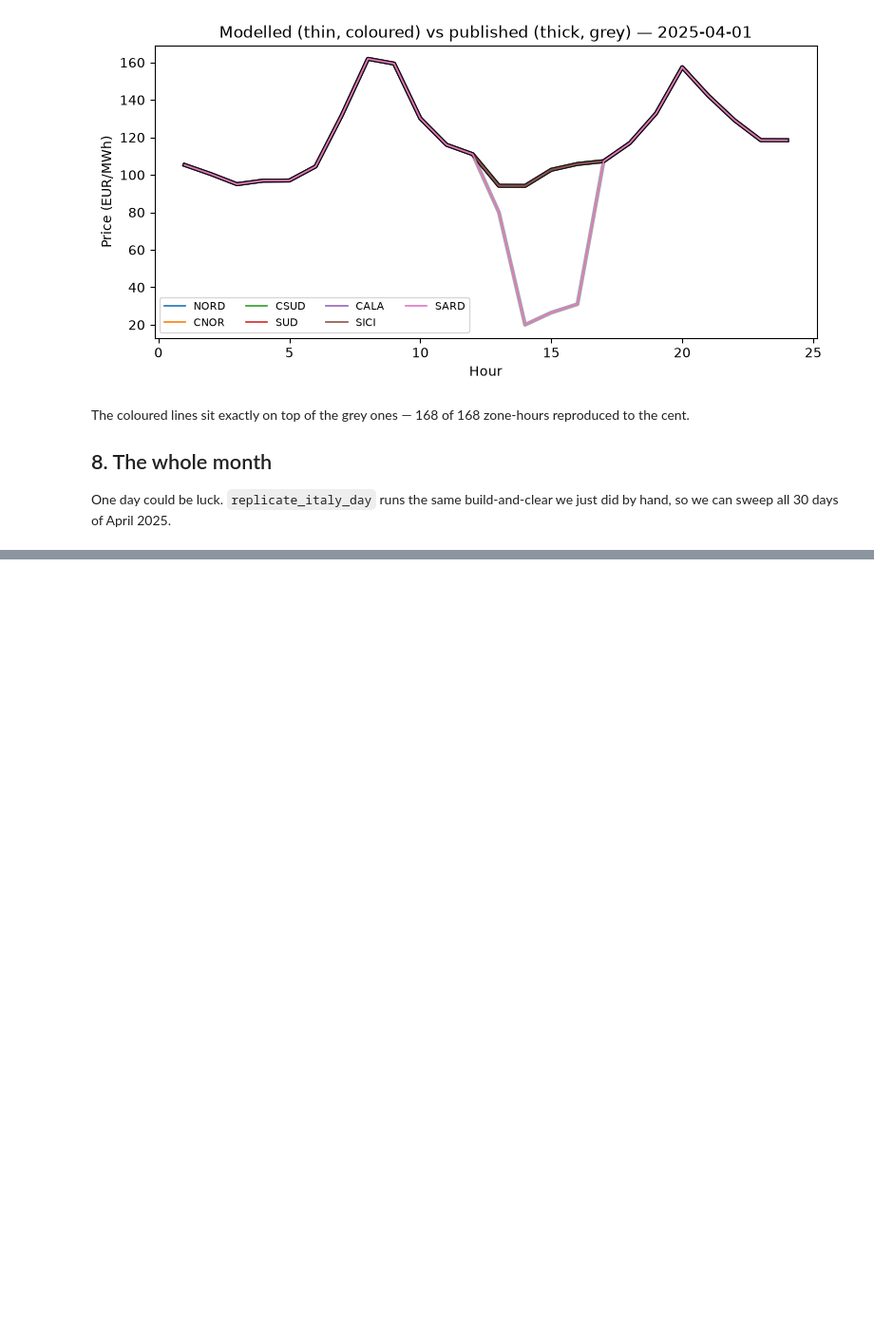
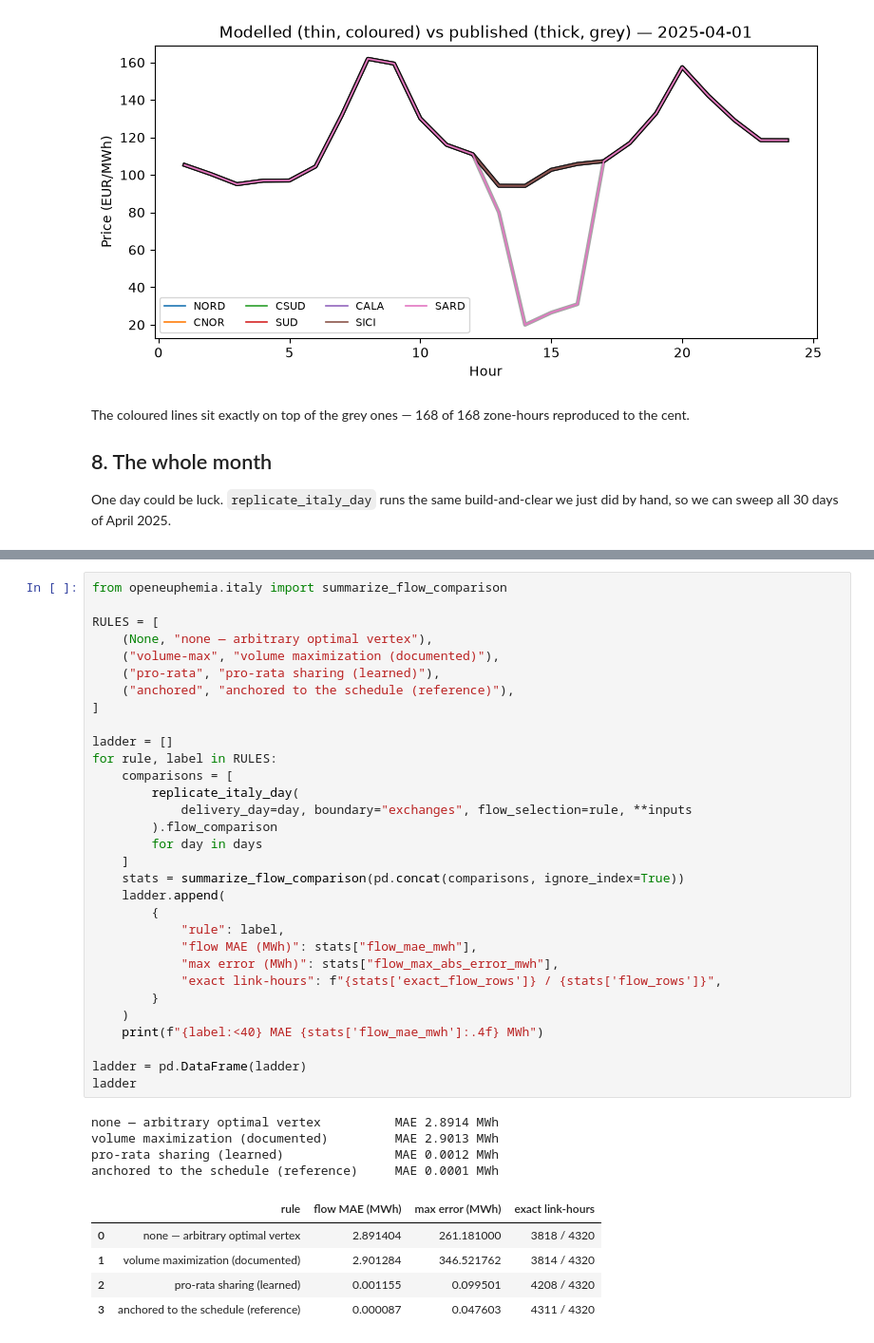
Before and after one commit to rebase-energy/OpenEUPHEMIA, a Jupyter notebook: examples/italy_april_2025.ipynb, the cells around one changed output, grey strips where cells are left out. Shown at 95% size. Saved outputs shown, nothing was run; the diff lists cells and outputs as text; blank space fills up the shorter version.

```diff
--- a/examples/italy_april_2025.ipynb
+++ b/examples/italy_april_2025.ipynb
@@ -326,0 +336,41 @@ them and proving the clearing reproduces what was published.
+# %%
+from openeuphemia.italy import summarize_flow_comparison
+
+RULES = [
+    (None, "none — arbitrary optimal vertex"),
+    ("volume-max", "volume maximization (documented)"),
+    ("pro-rata", "pro-rata sharing (learned)"),
+    ("anchored", "anchored to the schedule (reference)"),
+]
+
+ladder = []
+for rule, label in RULES:
+    comparisons = [
+        replicate_italy_day(
+            delivery_day=day, boundary="exchanges", flow_selection=rule, **inputs
+        ).flow_comparison
+        for day in days
+    ]
+    stats = summarize_flow_comparison(pd.concat(comparisons, ignore_index=True))
+    ladder.append(
+        {
+            "rule": label,
+            "flow MAE (MWh)": stats["flow_mae_mwh"],
+            "max error (MWh)": stats["flow_max_abs_error_mwh"],
+            "exact link-hours": f"{stats['exact_flow_rows']} / {stats['flow_rows']}",
+        }
+    )
+    print(f"{label:<40} MAE {stats['flow_mae_mwh']:.4f} MWh")
+
+ladder = pd.DataFrame(ladder)
+ladder
+# %% [output]
+none — arbitrary optimal vertex          MAE 2.8914 MWh
+volume maximization (documented)         MAE 2.9013 MWh
+pro-rata sharing (learned)               MAE 0.0012 MWh
+anchored to the schedule (reference)     MAE 0.0001 MWh
+|  | rule | flow MAE (MWh) | max error (MWh) | exact link-hours |
+| 0 | none — arbitrary optimal vertex | 2.891404 | 261.181000 | 3818 / 4320 |
+| 1 | volume maximization (documented) | 2.901284 | 346.521762 | 3814 / 4320 |
+| 2 | pro-rata sharing (learned) | 0.001155 | 0.099501 | 4208 / 4320 |
+| 3 | anchored to the schedule (reference) | 0.000087 | 0.047603 | 4311 / 4320 |
```
Also changed, not shown: parts of 13 cells of this notebook, 11 other files.
